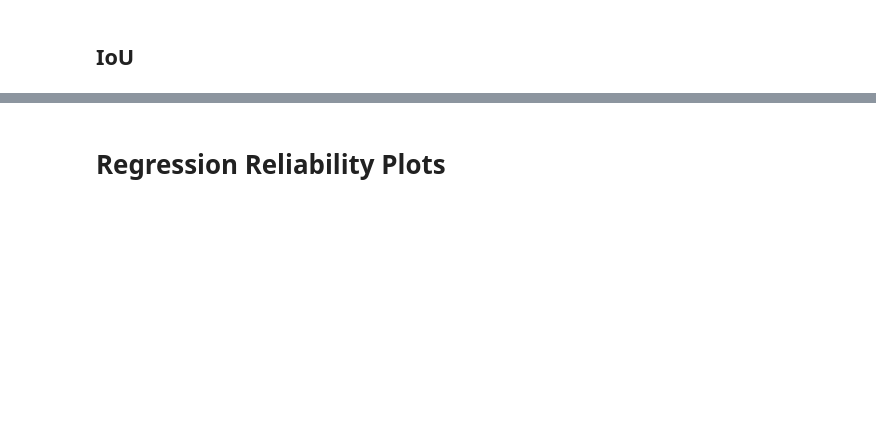
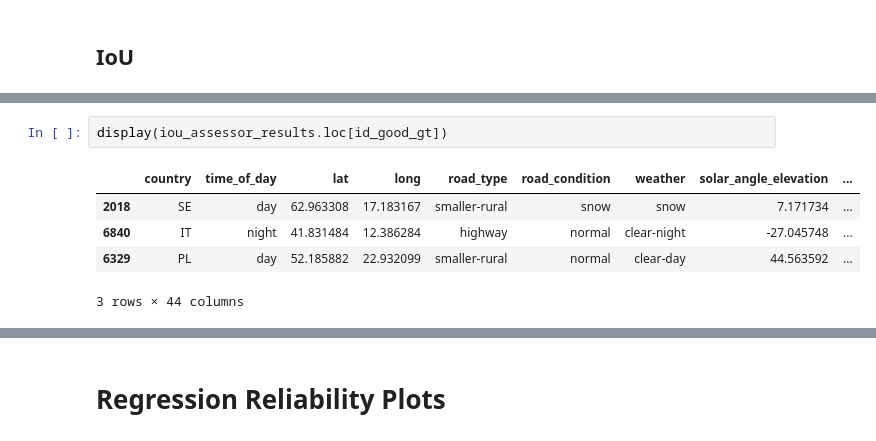
Before and after one commit to femartip/frame-validity-od, a Jupyter notebook: notebooks/assess_pred_analysis.ipynb, the cells around one changed output, grey strips where cells are left out. Cells and saved outputs as stored; diff of their text form; blank space fills up the shorter version.

```diff
--- a/notebooks/assess_pred_analysis.ipynb
+++ b/notebooks/assess_pred_analysis.ipynb
@@ -306,0 +211,8 @@ Top categories by abs error for weather:
+# %%
+display(iou_assessor_results.loc[id_good_gt])
+# %% [output]
+|  | country | time_of_day | lat | long | road_type | road_condition | weather | solar_angle_elevation | ... |
+| 2018 | SE | day | 62.963308 | 17.183167 | smaller-rural | snow | snow | 7.171734 | ... |
+| 6840 | IT | night | 41.831484 | 12.386284 | highway | normal | clear-night | -27.045748 | ... |
+| 6329 | PL | day | 52.185882 | 22.932099 | smaller-rural | normal | clear-day | 44.563592 | ... |
+3 rows × 44 columns
```
Also changed, not shown: parts of 18 cells of this notebook, 7 other files.
